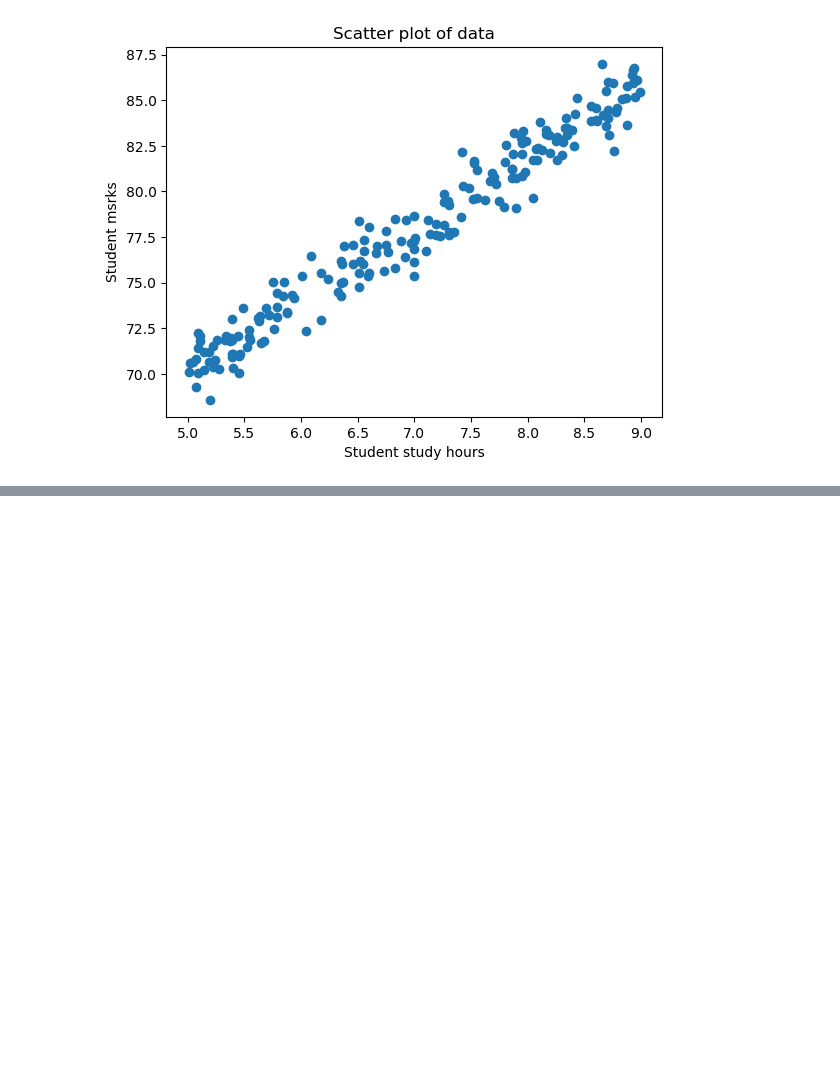
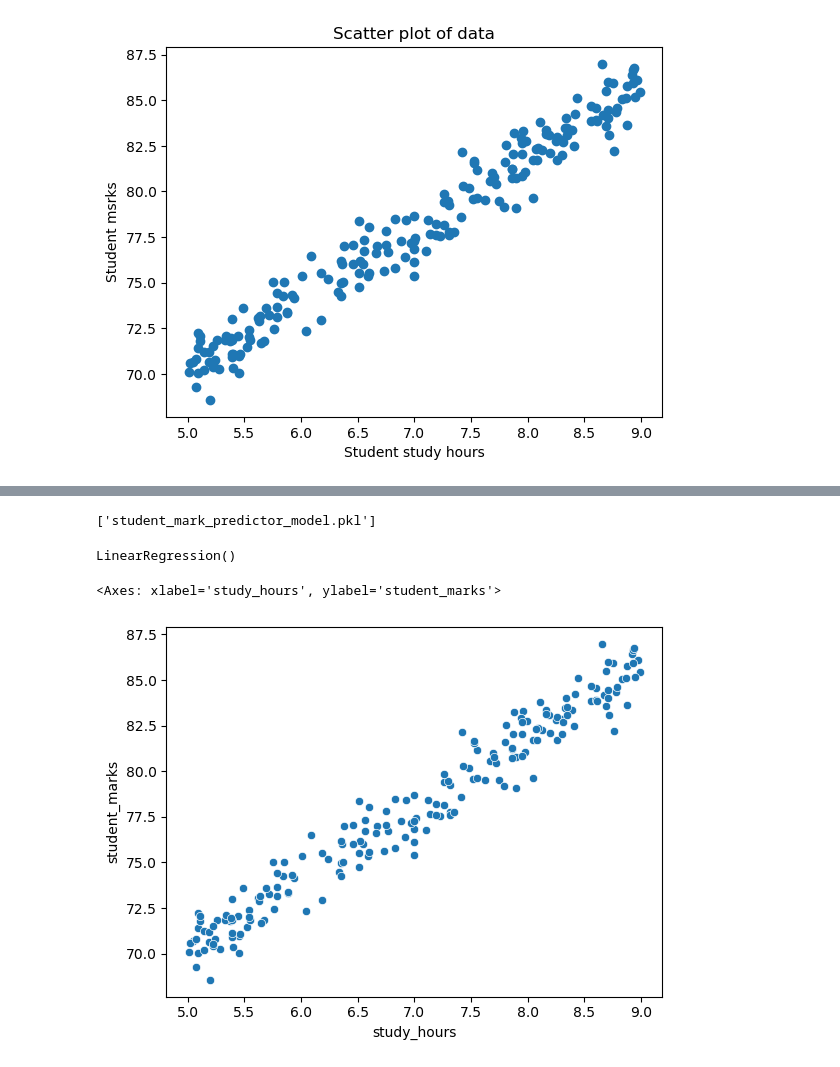
Before and after one commit to ydv-prince/ML-Practicals, a Jupyter notebook: submission3.ipynb, the cells around one changed output, grey strips where cells are left out. Cells and saved outputs as stored; diff of their text form; code cells hidden in the pictures; blank space fills up the shorter version.

Commit message:
Implemented data preprocessing, model fitting, pickling - Student info dataset

```diff
--- a/submission3.ipynb
+++ b/submission3.ipynb
@@ -58,0 +123,5 @@ plt.show()
+# %%
+import joblib
+joblib.dump(model, "student_mark_predictor_model.pkl")
+# %% [output]
+['student_mark_predictor_model.pkl']
@@ -58,0 +130,9 @@ plt.show()
+# %%
+model
+# %% [output]
+LinearRegression()
+# %%
+sns.scatterplot(x = df['study_hours'], y = df['student_marks'])
+# %% [output]
+<Axes: xlabel='study_hours', ylabel='student_marks'>
+[figure, added]
```
Also changed, not shown: parts of 8 cells of this notebook.
